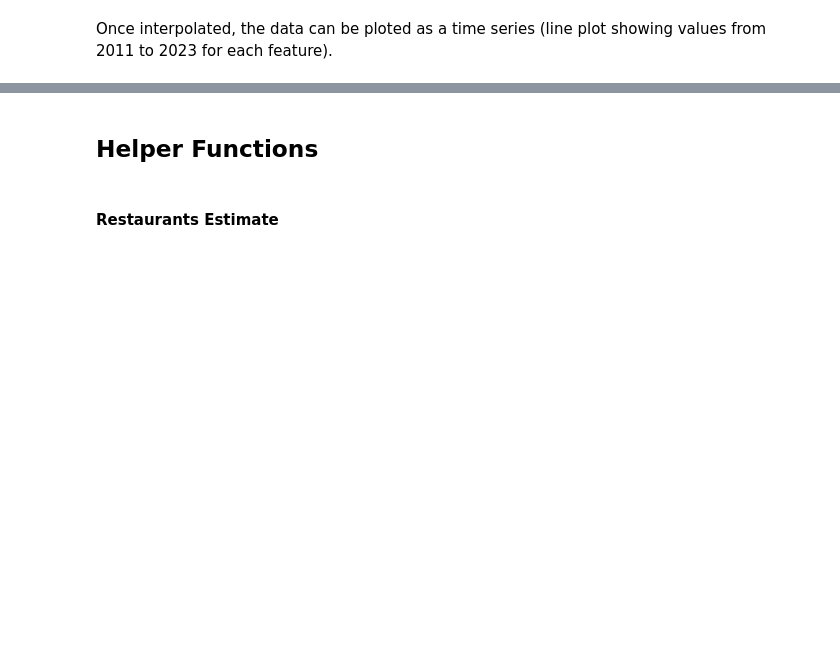
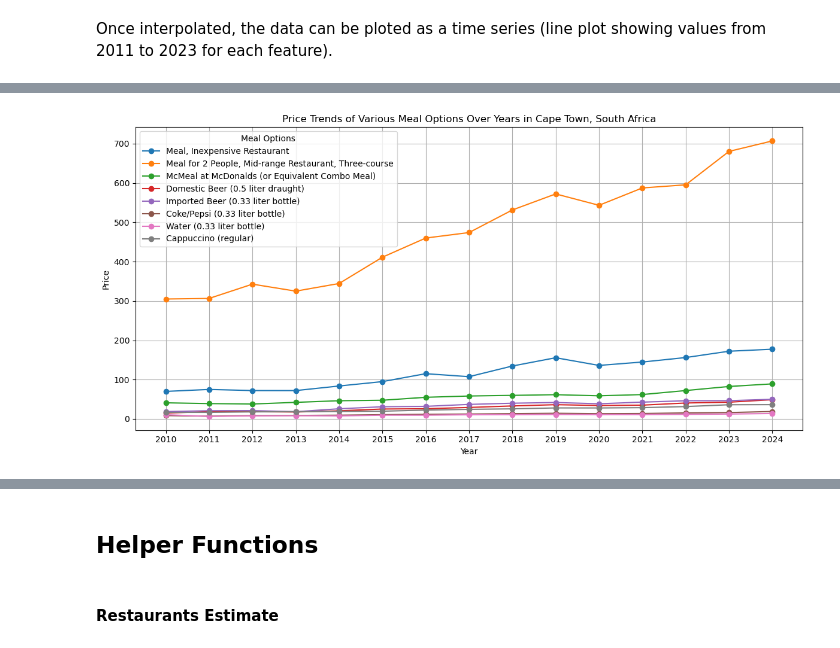
Before and after one commit to xuzmocode4-325/international-city-cost-analysis-data, a Jupyter notebook: cost-of-living-data-analysis.ipynb, the cells around one changed output, grey strips where cells are left out. Saved outputs shown, nothing was run; the diff lists cells and outputs as text; code cells hidden in the pictures; blank space fills up the shorter version.

```diff
--- a/cost-of-living-data-analysis.ipynb
+++ b/cost-of-living-data-analysis.ipynb
@@ -120,4 +114,4 @@ def categorize_data(tables):
 
     return categorized_frames
 # %%
-categorized_data = categorize_data(data)
+categorized_frames = categorize_data(data)
@@ -134,11 +127,12 @@ categorized_data[1]
 # %% [markdown]
 The below function cleans the categorized data, removing nulls and changing datatypes to floats. This is essential for the next step: interpolation. Interpolation fills in null values according to a prescribed pattern ("linear" in this case) ensuring continuity and userbility in the data.
 # %%
+import numpy as np
 import pandas as pd
 
 def clean_data(frames):
     new_frames = []
-    for frame in frames:
+    for frame in list(frames.values()):
         # Step 1: Identify columns to interpolate excluding 'Year'
         interpolate_columns = frame.columns[frame.columns != 'Year']
 
@@ -146,7 +140,8 @@ def clean_data(frames):
         data_to_interpolate = frame[interpolate_columns].replace(to_replace="-", value=np.nan)
 
         # Step 3: Perform interpolation
-        interpolated_data = data_to_interpolate.astype(float).interpolate(method='linear')
+        # First, fill NaNs with forward fill, then backward fill if still NaNs exist
+        interpolated_data = data_to_interpolate.astype(float).fillna(method='ffill').fillna(method='bfill')
 
         # Step 4: Replace the original columns with interpolated data
         frame[interpolate_columns] = interpolated_data
@@ -156,4 +151,4 @@ def clean_data(frames):
 
     return new_frames
 # %%
-clean_data = clean_data(categorized_data)
+clean_data = clean_data(categorized_frames)
@@ -162,6 +166,32 @@ Once interpolated, the data can be ploted as a time series (line plot showing va
 # %%
 titles = ["restaurants", "markets", "leisure", "rent", "transport", "utilities", "clothing"]
 records = {title: df.to_dict(orient='records') for title, df in zip(titles, clean_data)}
+# %%
+def plot_trend_visual(data, category):
+    import matplotlib.pyplot as plt
+    import numpy as np
+    years = [entry['Year'] for entry in data]
+    labels = list(data[0].keys())[1:]  # All keys except 'Year'
+
+    # Prepare a plot
+    plt.figure(figsize=(12, 6))
+
+    # Plot each meal type
+    for label in labels:
+        prices = [entry[label] for entry in data]
+        plt.plot(years, prices, marker='o', label=label)
+
+    # Customize the plot
+    plt.title(f'Price Trends of Various {category} Over Years in {city}, {country_selection}')
+    plt.xlabel('Year')
+    plt.ylabel('Price')
+    plt.xticks(years)  # Set x-ticks to be each year
+    plt.legend(title=category)
+    plt.grid(True)
+    plt.tight_layout()
+
+    # Show the plot
+    plt.show()
 # %%
 records["restaurants"][0]
 # %% [output]
@@ -176,3 +207,7 @@ records["restaurants"][0]
+# %%
+plot_trend_visual(records["restaurants"], 'Meal Options')
+# %% [output]
+[figure, added]
 # %%
 records["markets"][0]
 # %% [output]
```
Also changed, not shown: parts of 30 cells of this notebook.
